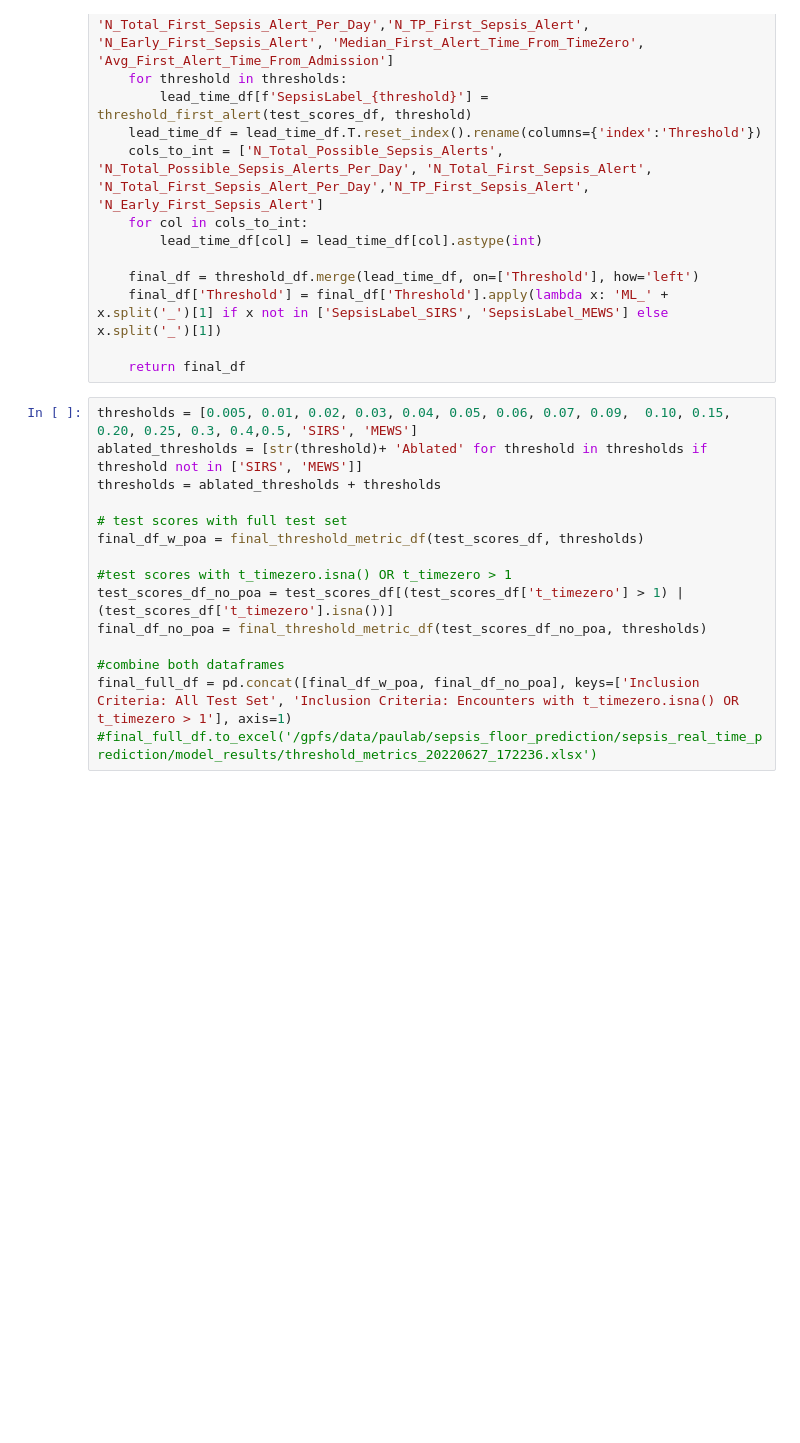
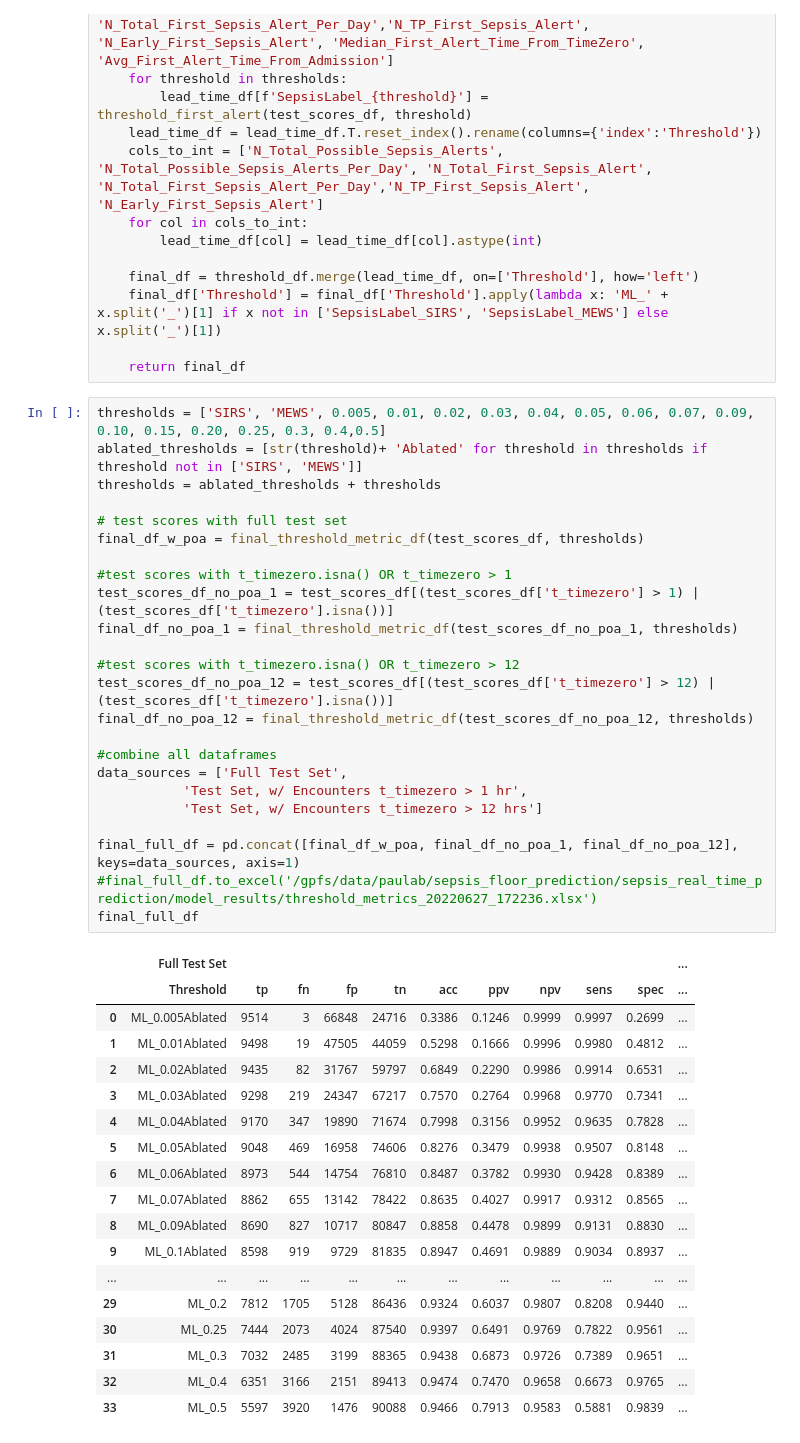
Before and after one commit to rkamaleswaran/SPARK2, a Jupyter notebook: nyu_pau_threshold_metrics.ipynb, the cells around one changed output. Saved outputs shown, nothing was run; the diff lists cells and outputs as text; blank space fills up the shorter version.

```diff
--- a/nyu_pau_threshold_metrics.ipynb
+++ b/nyu_pau_threshold_metrics.ipynb
@@ -125,17 +125,45 @@ def final_threshold_metric_df(test_scores_df, thresholds):
 
     return final_df
 # %%
-thresholds = [0.005, 0.01, 0.02, 0.03, 0.04, 0.05, 0.06, 0.07, 0.09,  0.10, 0.15, 0.20, 0.25, 0.3, 0.4,0.5, 'SIRS', 'MEWS']
+thresholds = ['SIRS', 'MEWS', 0.005, 0.01, 0.02, 0.03, 0.04, 0.05, 0.06, 0.07, 0.09, 0.10, 0.15, 0.20, 0.25, 0.3, 0.4,0.5]
 ablated_thresholds = [str(threshold)+ 'Ablated' for threshold in thresholds if threshold not in ['SIRS', 'MEWS']]
 thresholds = ablated_thresholds + thresholds
 
 # test scores with full test set
 final_df_w_poa = final_threshold_metric_df(test_scores_df, thresholds)
 
 #test scores with t_timezero.isna() OR t_timezero > 1
-test_scores_df_no_poa = test_scores_df[(test_scores_df['t_timezero'] > 1) | (test_scores_df['t_timezero'].isna())]
-final_df_no_poa = final_threshold_metric_df(test_scores_df_no_poa, thresholds)
+test_scores_df_no_poa_1 = test_scores_df[(test_scores_df['t_timezero'] > 1) | (test_scores_df['t_timezero'].isna())]
+final_df_no_poa_1 = final_threshold_metric_df(test_scores_df_no_poa_1, thresholds)
 
-#combine both dataframes
-final_full_df = pd.concat([final_df_w_poa, final_df_no_poa], keys=['Inclusion Criteria: All Test Set', 'Inclusion Criteria: Encounters with t_timezero.isna() OR t_timezero > 1'], axis=1)
+#test scores with t_timezero.isna() OR t_timezero > 12
+test_scores_df_no_poa_12 = test_scores_df[(test_scores_df['t_timezero'] > 12) | (test_scores_df['t_timezero'].isna())]
+final_df_no_poa_12 = final_threshold_metric_df(test_scores_df_no_poa_12, thresholds)
+
+#combine all dataframes
+data_sources = ['Full Test Set',
+           'Test Set, w/ Encounters t_timezero > 1 hr',
+           'Test Set, w/ Encounters t_timezero > 12 hrs']
+
+final_full_df = pd.concat([final_df_w_poa, final_df_no_poa_1, final_df_no_poa_12], keys=data_sources, axis=1)
 #final_full_df.to_excel('/gpfs/data/paulab/sepsis_floor_prediction/sepsis_real_time_prediction/model_results/threshold_metrics_20220627_172236.xlsx')
+final_full_df
+# %% [output]
+|  | Full Test Set |  |  |  |  |  |  |  |  |  | ... |
+|  | Threshold | tp | fn | fp | tn | acc | ppv | npv | sens | spec | ... |
+| 0 | ML_0.005Ablated | 9514 | 3 | 66848 | 24716 | 0.3386 | 0.1246 | 0.9999 | 0.9997 | 0.2699 | ... |
+| 1 | ML_0.01Ablated | 9498 | 19 | 47505 | 44059 | 0.5298 | 0.1666 | 0.9996 | 0.9980 | 0.4812 | ... |
+| 2 | ML_0.02Ablated | 9435 | 82 | 31767 | 59797 | 0.6849 | 0.2290 | 0.9986 | 0.9914 | 0.6531 | ... |
+| 3 | ML_0.03Ablated | 9298 | 219 | 24347 | 67217 | 0.7570 | 0.2764 | 0.9968 | 0.9770 | 0.7341 | ... |
+| 4 | ML_0.04Ablated | 9170 | 347 | 19890 | 71674 | 0.7998 | 0.3156 | 0.9952 | 0.9635 | 0.7828 | ... |
+| 5 | ML_0.05Ablated | 9048 | 469 | 16958 | 74606 | 0.8276 | 0.3479 | 0.9938 | 0.9507 | 0.8148 | ... |
+| 6 | ML_0.06Ablated | 8973 | 544 | 14754 | 76810 | 0.8487 | 0.3782 | 0.9930 | 0.9428 | 0.8389 | ... |
+| 7 | ML_0.07Ablated | 8862 | 655 | 13142 | 78422 | 0.8635 | 0.4027 | 0.9917 | 0.9312 | 0.8565 | ... |
+| 8 | ML_0.09Ablated | 8690 | 827 | 10717 | 80847 | 0.8858 | 0.4478 | 0.9899 | 0.9131 | 0.8830 | ... |
+| 9 | ML_0.1Ablated | 8598 | 919 | 9729 | 81835 | 0.8947 | 0.4691 | 0.9889 | 0.9034 | 0.8937 | ... |
+| ... | ... | ... | ... | ... | ... | ... | ... | ... | ... | ... | ... |
+| 29 | ML_0.2 | 7812 | 1705 | 5128 | 86436 | 0.9324 | 0.6037 | 0.9807 | 0.8208 | 0.9440 | ... |
+| 30 | ML_0.25 | 7444 | 2073 | 4024 | 87540 | 0.9397 | 0.6491 | 0.9769 | 0.7822 | 0.9561 | ... |
+| 31 | ML_0.3 | 7032 | 2485 | 3199 | 88365 | 0.9438 | 0.6873 | 0.9726 | 0.7389 | 0.9651 | ... |
+| 32 | ML_0.4 | 6351 | 3166 | 2151 | 89413 | 0.9474 | 0.7470 | 0.9658 | 0.6673 | 0.9765 | ... |
+| 33 | ML_0.5 | 5597 | 3920 | 1476 | 90088 | 0.9466 | 0.7913 | 0.9583 | 0.5881 | 0.9839 | ... |
```
Also changed, not shown: parts of 5 cells of this notebook.
